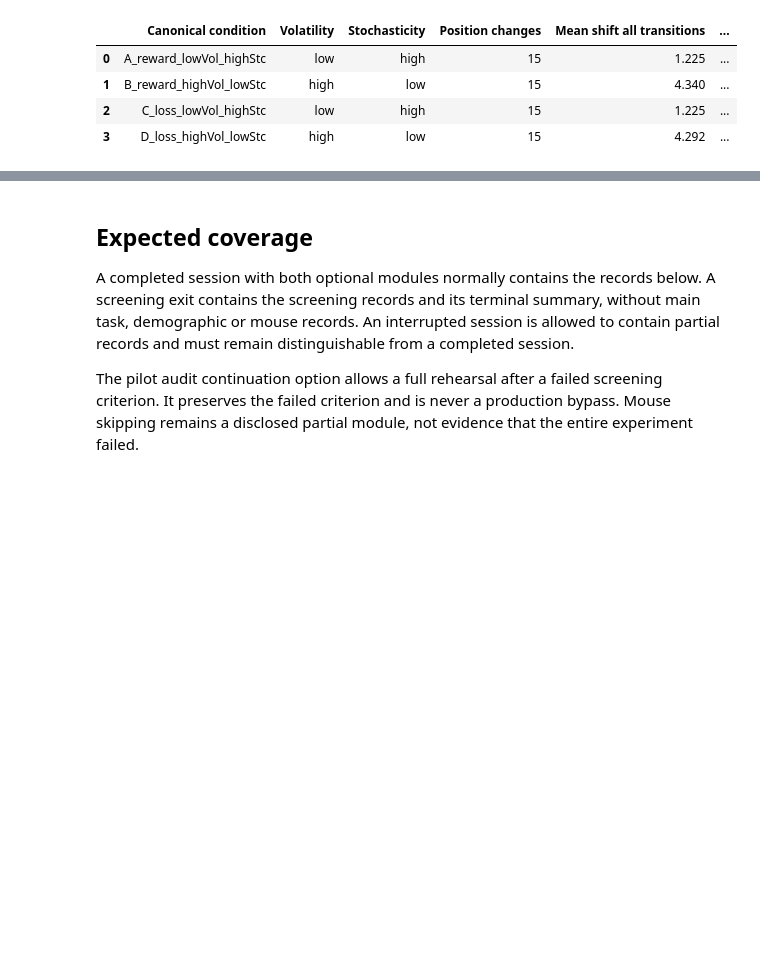
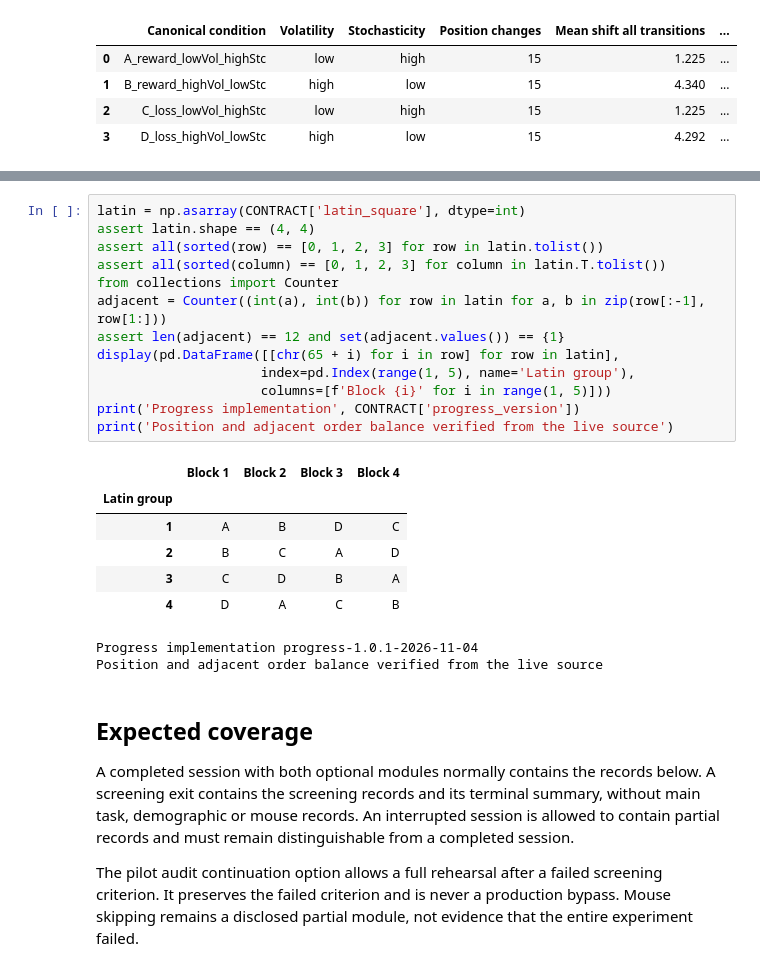
Before and after one commit to beaverjuly/DroneTask, a Jupyter notebook: design_checks/notebooks/07_data_saving.ipynb, the cells around one changed output, grey strips where cells are left out. Saved outputs shown, nothing was run; the diff lists cells and outputs as text; blank space fills up the shorter version.

```diff
--- a/design_checks/notebooks/07_data_saving.ipynb
+++ b/design_checks/notebooks/07_data_saving.ipynb
@@ -170,3 +180,25 @@ assert condition_contract.loc[1, 'vol_level'] == condition_contract.loc[3, 'vol_
+# %%
+latin = np.asarray(CONTRACT['latin_square'], dtype=int)
+assert latin.shape == (4, 4)
+assert all(sorted(row) == [0, 1, 2, 3] for row in latin.tolist())
+assert all(sorted(column) == [0, 1, 2, 3] for column in latin.T.tolist())
+from collections import Counter
+adjacent = Counter((int(a), int(b)) for row in latin for a, b in zip(row[:-1], row[1:]))
+assert len(adjacent) == 12 and set(adjacent.values()) == {1}
+display(pd.DataFrame([[chr(65 + i) for i in row] for row in latin],
+                     index=pd.Index(range(1, 5), name='Latin group'),
+                     columns=[f'Block {i}' for i in range(1, 5)]))
+print('Progress implementation', CONTRACT['progress_version'])
+print('Position and adjacent order balance verified from the live source')
+# %% [output]
+|  | Block 1 | Block 2 | Block 3 | Block 4 |
+| Latin group |  |  |  |  |
+| 1 | A | B | D | C |
+| 2 | B | C | A | D |
+| 3 | C | D | B | A |
+| 4 | D | A | C | B |
+Progress implementation progress-1.0.1-2026-11-04
+Position and adjacent order balance verified from the live source
 # %% [markdown]
 ## Expected coverage
 
```
Also changed, not shown: parts of 3 cells of this notebook, 9 other files.
